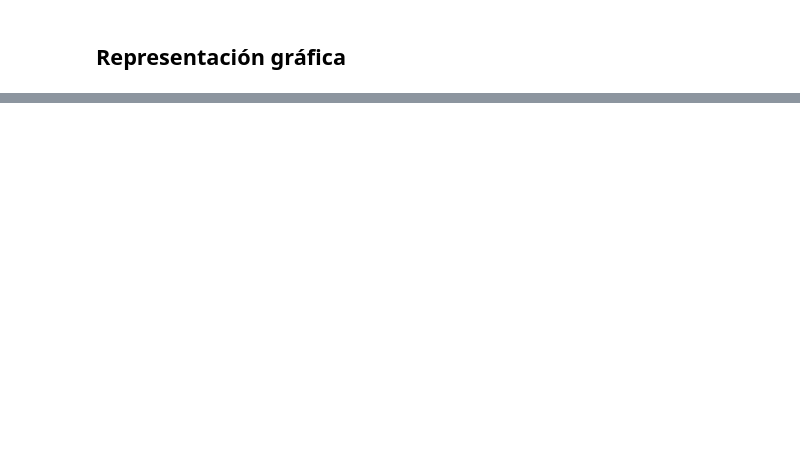
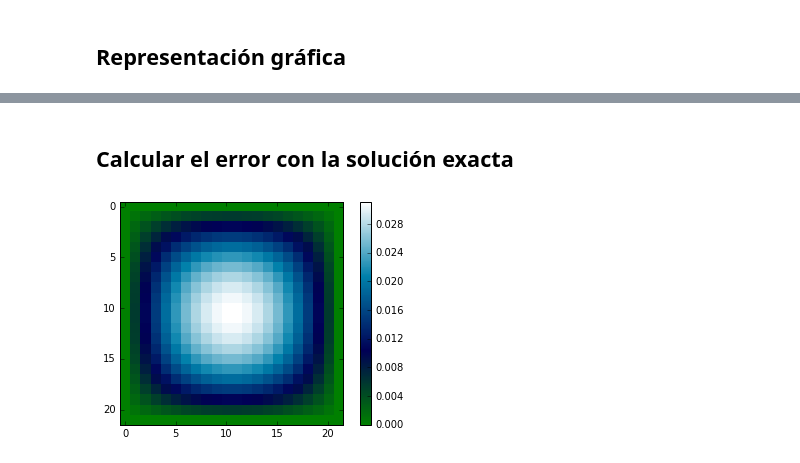
Before and after one commit to rrgalvan/doctocar, a Jupyter notebook: practica1/Problema de Poisson.ipynb, the cells around one changed output, grey strips where cells are left out. Saved outputs shown, nothing was run; the diff lists cells and outputs as text; code cells hidden in the pictures; blank space fills up the shorter version.

```diff
--- a/practica1/Problema de Poisson.ipynb
+++ b/practica1/Problema de Poisson.ipynb
@@ -73,0 +82,15 @@ PintarMatriz(Poisson(f,f,3))
+# %% [markdown]
+## Calcular el error con la solución exacta
+# %%
+def uex_to_matrix(uex, M):
+    "Stores exact solution uex in an MxM matrix"
+    u_matrix = np.zeros((M+2,M+2))
+    hx, hy = 1/(M+1), 1/(M+1)
+    for i in range(M+2): # Bucle en filas
+        for j in range(M+2): # Bucle en columnas
+            u_matrix[i,j] = uex(i*hx,j*hy)
+    return u_matrix
+u_matrix = uex_to_matrix(uex, M)
+PintarMatriz(u_matrix)
+# %% [output]
+[figure, added]
```
Also changed, not shown: parts of 13 cells of this notebook, 1 other file.
